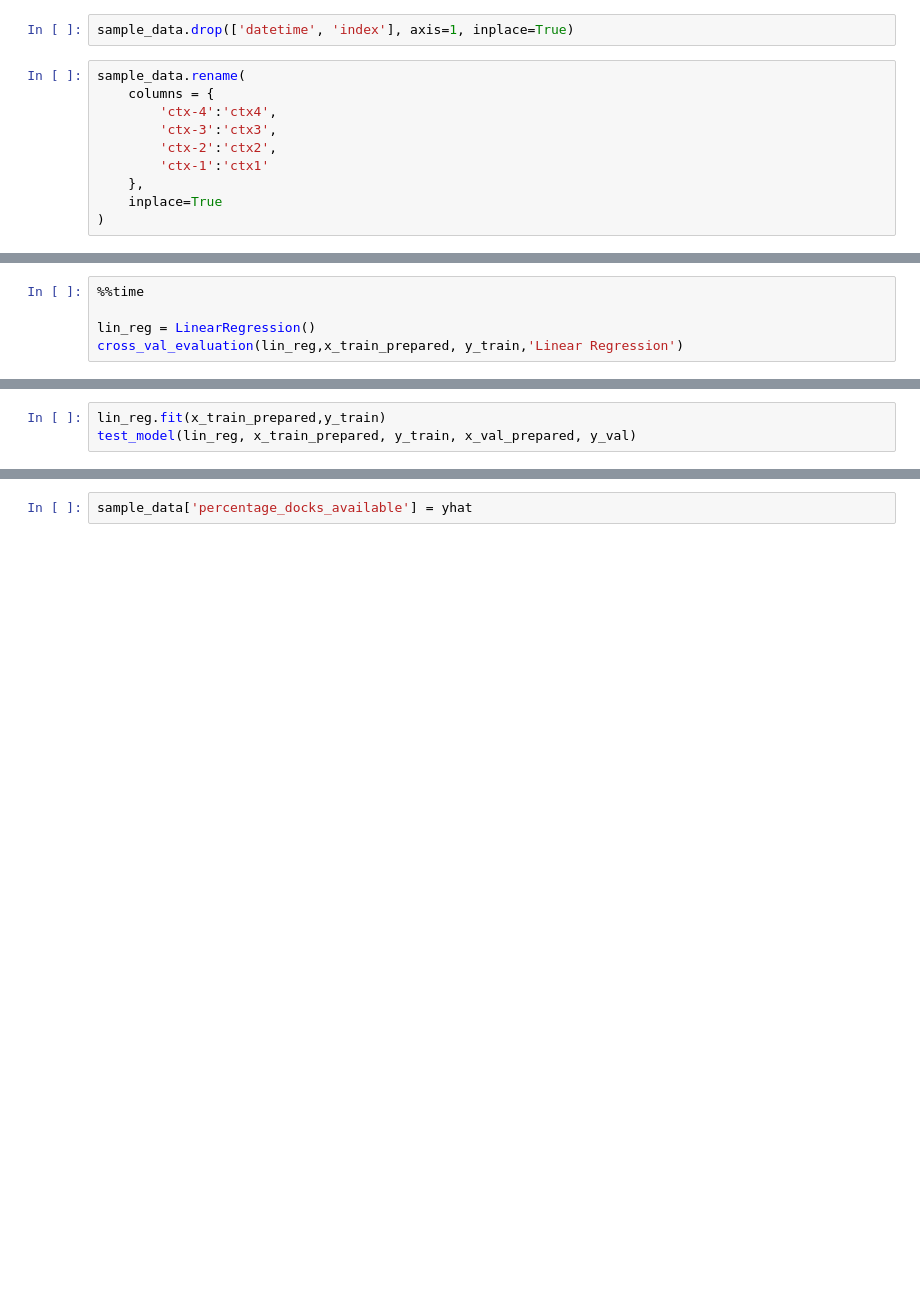
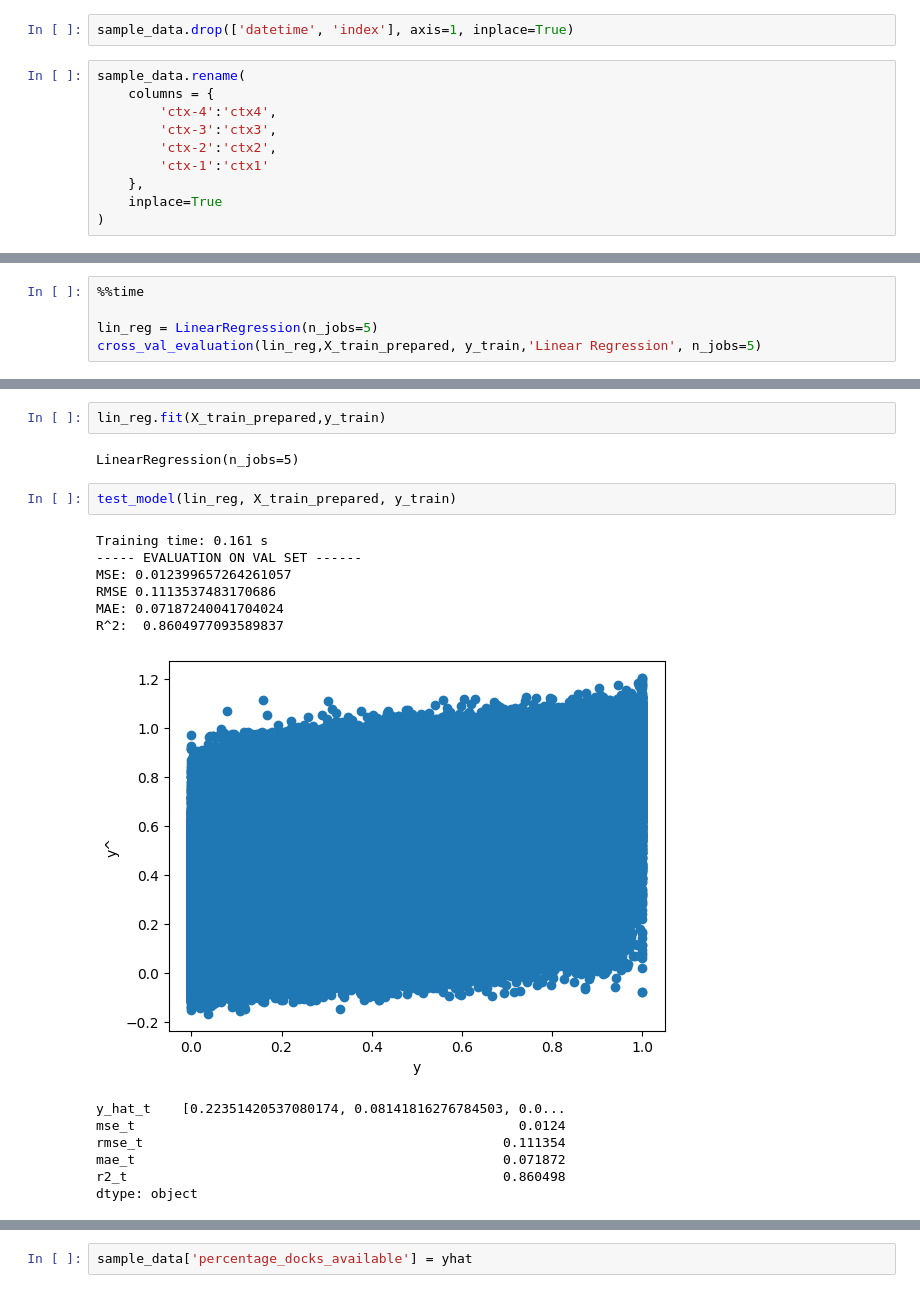
Before and after one commit to or1ol/CaptstoneProject, a Jupyter notebook: dades_complet_v1-6-PreProcessing.ipynb, the cells around one changed output, grey strips where cells are left out. Drawn from its saved outputs; the diff is of its cells as text; blank space fills up the shorter version.

```diff
--- a/dades_complet_v1-6-PreProcessing.ipynb
+++ b/dades_complet_v1-6-PreProcessing.ipynb
@@ -1094,5 +1219,5 @@ print("x_test_prepared:",x_test_prepared.shape)
 # %%
 %%time
 
-lin_reg = LinearRegression()
-cross_val_evaluation(lin_reg,x_train_prepared, y_train,'Linear Regression')
+lin_reg = LinearRegression(n_jobs=5)
+cross_val_evaluation(lin_reg,X_train_prepared, y_train,'Linear Regression', n_jobs=5)
@@ -1099,3 +1235,20 @@ cross_val_evaluation(lin_reg,x_train_prepared, y_train,'Linear Regression')
+# %%
+lin_reg.fit(X_train_prepared,y_train)
+# %% [output]
+LinearRegression(n_jobs=5)
 # %%
-lin_reg.fit(x_train_prepared,y_train)
-test_model(lin_reg, x_train_prepared, y_train, x_val_prepared, y_val)
+test_model(lin_reg, X_train_prepared, y_train)
+# %% [output]
+Training time: 0.161 s
+----- EVALUATION ON VAL SET ------
+MSE: 0.012399657264261057
+RMSE 0.1113537483170686
+MAE: 0.07187240041704024
+R^2:  0.8604977093589837
+[figure, added]
+y_hat_t    [0.22351420537080174, 0.08141816276784503, 0.0...
+mse_t                                                 0.0124
+rmse_t                                              0.111354
+mae_t                                               0.071872
+r2_t                                                0.860498
+dtype: object
```
Also changed, not shown: parts of 96 cells of this notebook, 22 other files.
